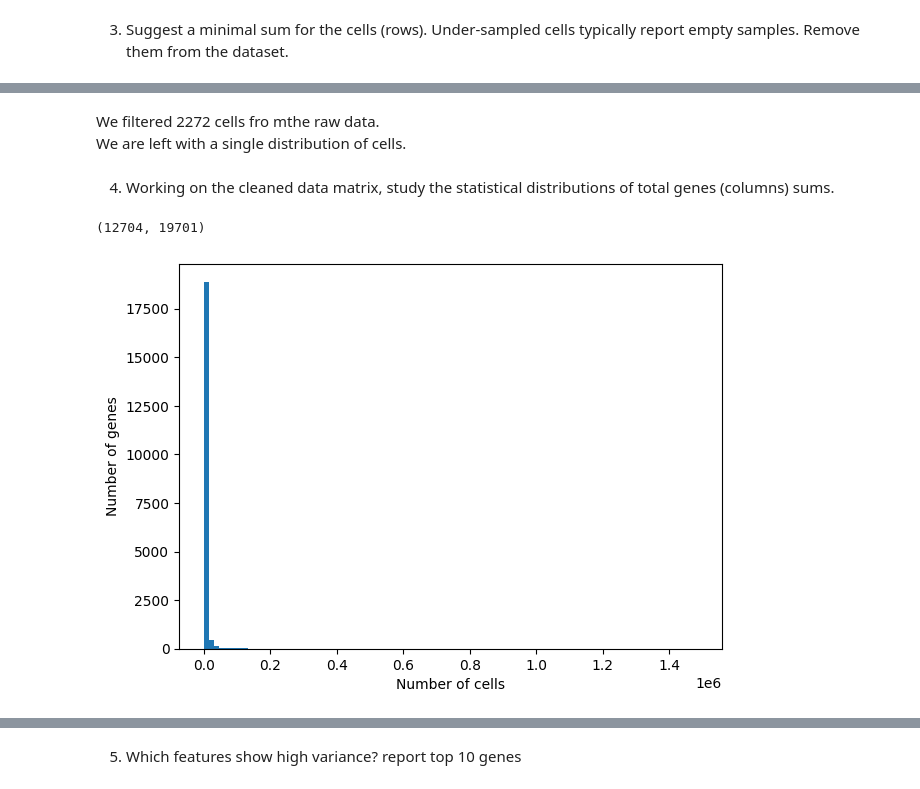
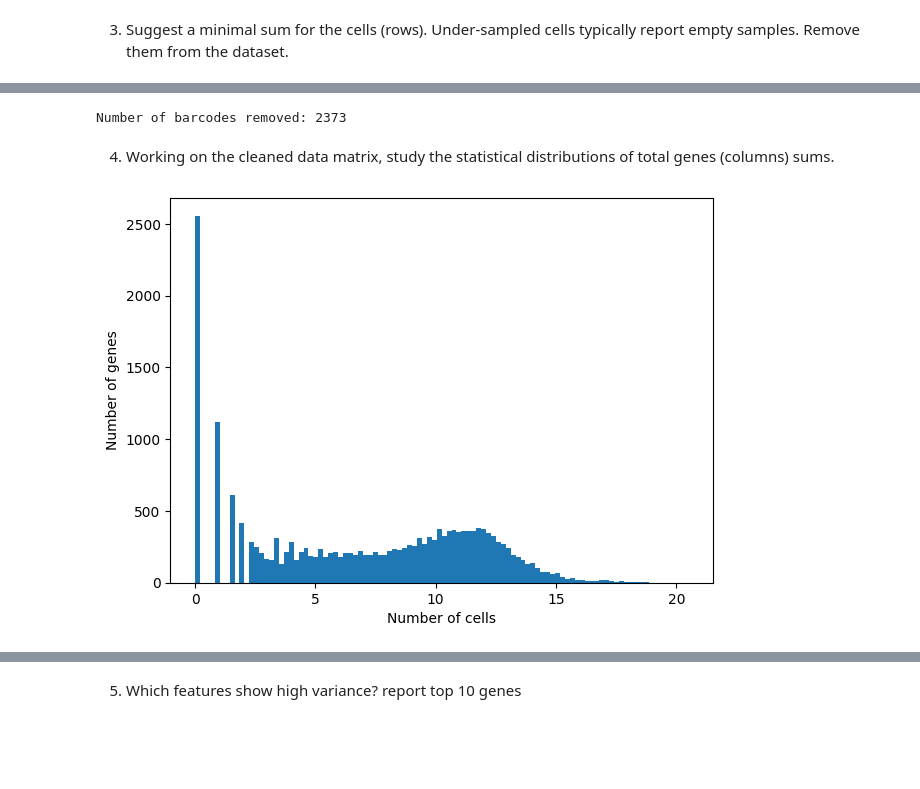
Before and after one commit to Mooguy/AIhub, a Jupyter notebook: ex-scrna/exerciseA.ipynb, the cells around one changed output, grey strips where cells are left out. Cells and saved outputs as stored; diff of their text form; code cells hidden in the pictures; blank space fills up the shorter version.

```diff
--- a/ex-scrna/exerciseA.ipynb
+++ b/ex-scrna/exerciseA.ipynb
@@ -154,0 +89,4 @@ plt.show()
+# %%
+#Read the data:
+adata = ad.read_h5ad("mm_gastru_small.h5ad")
+df_adata = pd.DataFrame(adata.X.todense(), index=adata.obs.index, columns=adata.var.index)
@@ -228,30 +127,25 @@ Number of genes filtered: 2210
-# %% [markdown]
-We filtered 2272 cells fro mthe raw data.
-<br>
-We are left with a single distribution of cells.
+# %%
+df_adata = df_adata[df_adata.sum(axis=1) > 1000]
+
+new_cell_coint = df_adata.shape[0]
+
+old_cell_count = adata.shape[0]
+
+barcodes_removed = old_cell_count - new_cell_coint
+
+print('Number of barcodes removed:', barcodes_removed)
+# %% [output]
+Number of barcodes removed: 2373
 # %% [markdown]
 4.	Working on the cleaned data matrix, study the statistical distributions of total genes (columns) sums.
 # %%
-data = adata[total_genes > 500].X
-
-#print shaoe of data:
-print(data.shape)
+total_umis_per_gene = np.sum(df_adata, axis=0)
+total_umis_per_gene_log = np.log2(np.sum(df_adata, axis=0)+1)
-# %% [output]
-(12704, 19701)
 # %%
-#Checking how many cells are expressing each gene:
-
-total_cells = np.sum(data,axis=0)
-total_cells = total_cells.reshape(-1, 1)
-
-#check dimensions:
-if len(total_cells) != n_genes:
-    print('Error: dimensions do not match')
-
 plt.figure(figsize=(7, 5))
-cells_hist = plt.hist(total_cells, bins=100)
+cells_hist = plt.hist(total_umis_per_gene_log, bins=100)
 plt.xlabel('Number of cells')
 plt.ylabel('Number of genes')
 plt.show()
 # %% [output]
-[figure, old version]
+[figure, new version]
```
Also changed, not shown: parts of 28 cells of this notebook.
